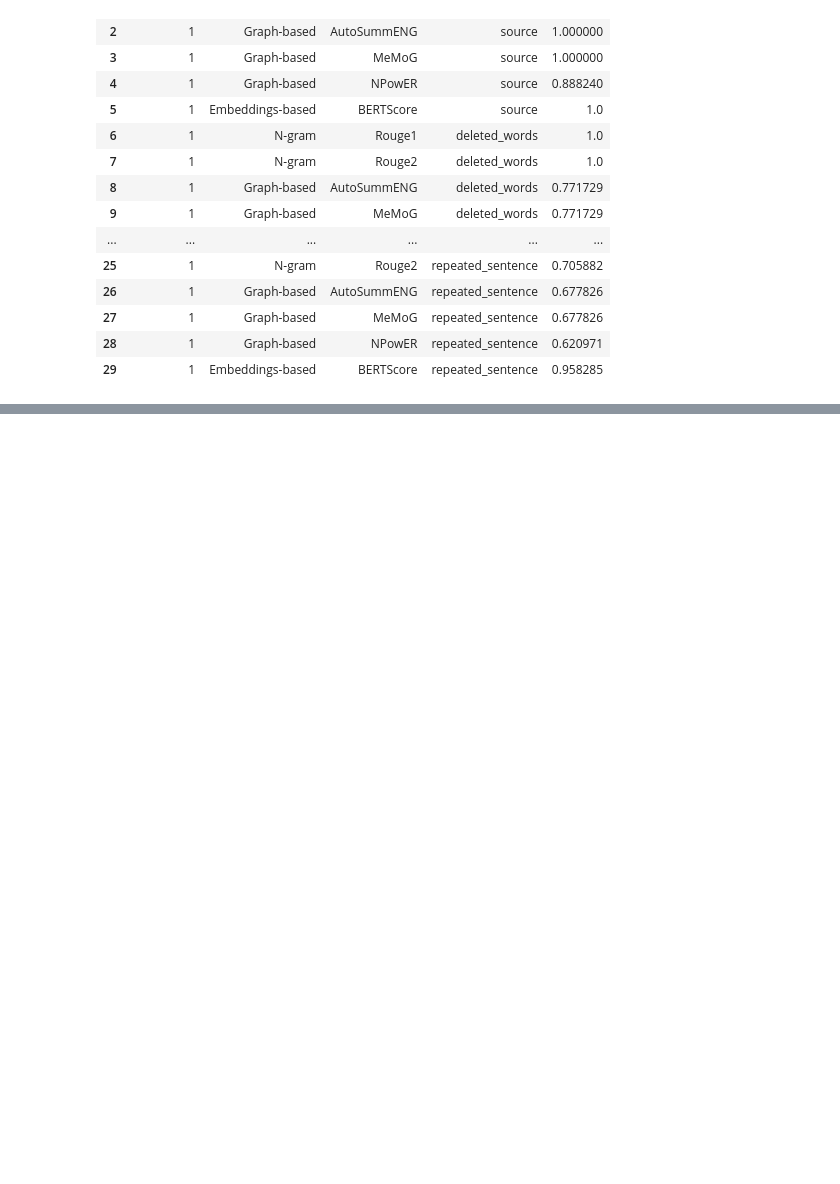
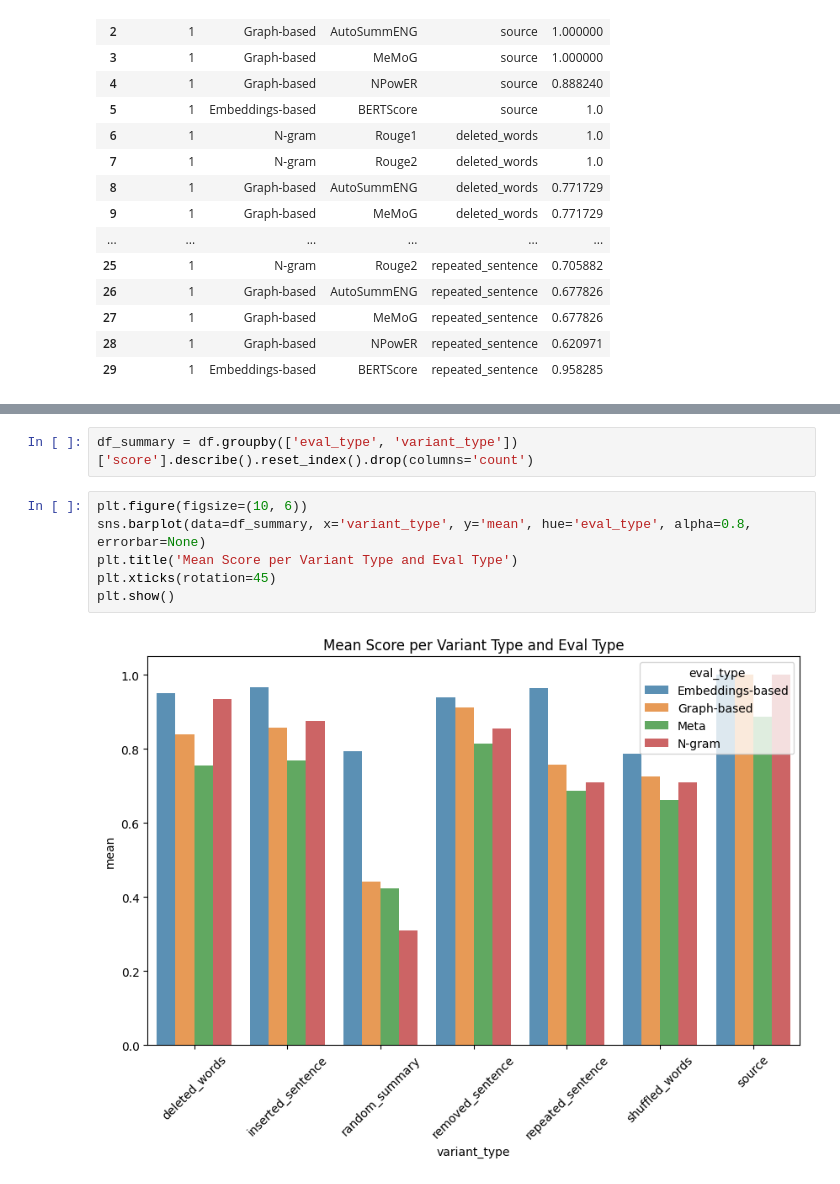
Before and after one commit to stefsyrsiri/financial-summarization-meta-evaluation, a Jupyter notebook: evaluators_comparison.ipynb, the cells around one changed output, grey strips where cells are left out. Drawn from its saved outputs; the diff is of its cells as text; blank space fills up the shorter version.

```diff
--- a/evaluators_comparison.ipynb
+++ b/evaluators_comparison.ipynb
@@ -557,0 +605,10 @@ df.head(30)
+# %%
+df_summary = df.groupby(['eval_type', 'variant_type'])['score'].describe().reset_index().drop(columns='count')
+# %%
+plt.figure(figsize=(10, 6))
+sns.barplot(data=df_summary, x='variant_type', y='mean', hue='eval_type', alpha=0.8, errorbar=None)
+plt.title('Mean Score per Variant Type and Eval Type')
+plt.xticks(rotation=45)
+plt.show()
+# %% [output]
+[figure, added]
```
Also changed, not shown: parts of 7 cells of this notebook, 2 other files.
